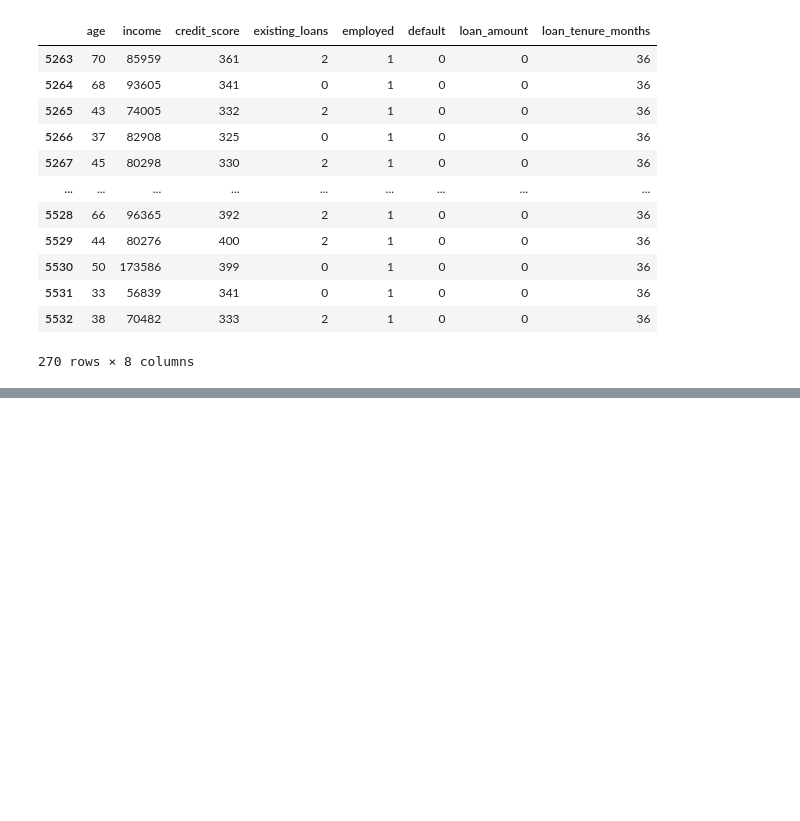
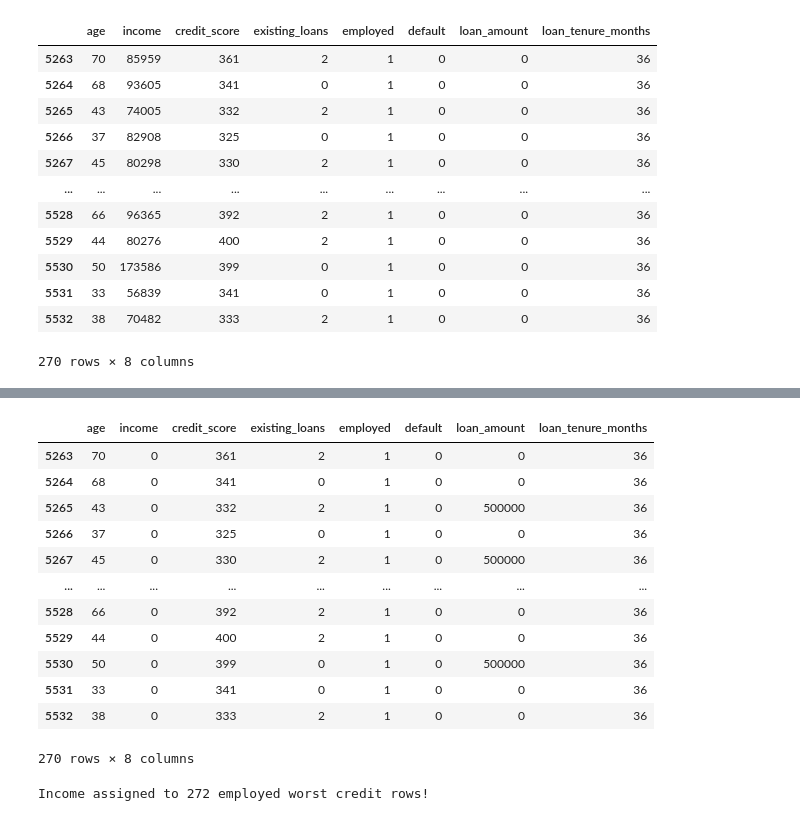
Before and after one commit to mdalishekh/DriftShield, a Jupyter notebook: data_clean4.ipynb, the cells around one changed output, grey strips where cells are left out. Saved outputs shown, nothing was run; the diff lists cells and outputs as text; code cells hidden in the pictures; blank space fills up the shorter version.

```diff
--- a/data_clean4.ipynb
+++ b/data_clean4.ipynb
@@ -501,0 +534,2 @@ df.loc[
+# %%
+new_unemp = (df['employed'] == 0) & (df['income'] == 0)
@@ -501,0 +563,2 @@ df.loc[
+# %%
+new_unemp_worst = (df['employed'] == 0) & (df['loan_amount'] == 0) & (df['credit_score'] <= 400)
@@ -501,0 +601,20 @@ df.loc[
+# %%
+df.loc[
+    (df["employed"]==1) &
+    (df["income"]==0) &
+    (df["credit_score"].between(300, 400))
+]
+# %% [output]
+|  | age | income | credit_score | existing_loans | employed | default | loan_amount | loan_tenure_months |
+| 5263 | 70 | 0 | 361 | 2 | 1 | 0 | 0 | 36 |
+| 5264 | 68 | 0 | 341 | 0 | 1 | 0 | 0 | 36 |
+| 5265 | 43 | 0 | 332 | 2 | 1 | 0 | 500000 | 36 |
+| 5266 | 37 | 0 | 325 | 0 | 1 | 0 | 0 | 36 |
+| 5267 | 45 | 0 | 330 | 2 | 1 | 0 | 500000 | 36 |
+| ... | ... | ... | ... | ... | ... | ... | ... | ... |
+| 5528 | 66 | 0 | 392 | 2 | 1 | 0 | 0 | 36 |
+| 5529 | 44 | 0 | 400 | 2 | 1 | 0 | 0 | 36 |
+| 5530 | 50 | 0 | 399 | 0 | 1 | 0 | 500000 | 36 |
+| 5531 | 33 | 0 | 341 | 0 | 1 | 0 | 0 | 36 |
+| 5532 | 38 | 0 | 333 | 2 | 1 | 0 | 0 | 36 |
+270 rows × 8 columns
@@ -501,0 +623,26 @@ df.loc[
+# %%
+
+df.loc[(new_emp_worst) & (df['age'].between(25, 28)), 'income'] = \
+    np.random.randint(20000, 35000, size=df[(new_emp_worst) & (df['age'].between(25, 28))].shape[0])
+
+df.loc[(new_emp_worst) & (df['age'].between(29, 30)), 'income'] = \
+    np.random.randint(33000, 40000, size=df[(new_emp_worst) & (df['age'].between(29, 30))].shape[0])
+
+df.loc[(new_emp_worst) & (df['age'].between(31, 35)), 'income'] = \
+    np.random.randint(45000, 63000, size=df[(new_emp_worst) & (df['age'].between(31, 35))].shape[0])
+
+df.loc[(new_emp_worst) & (df['age'].between(36, 45)), 'income'] = \
+    np.random.randint(65000, 85000, size=df[(new_emp_worst) & (df['age'].between(36, 45))].shape[0])
+
+df.loc[(new_emp_worst) & (df['age'].between(46, 55)), 'income'] = \
+    np.random.randint(100000, 180000, size=df[(new_emp_worst) & (df['age'].between(46, 55))].shape[0])
+
+df.loc[(new_emp_worst) & (df['age'].between(56, 59)), 'income'] = \
+    np.random.randint(100000, 140000, size=df[(new_emp_worst) & (df['age'].between(56, 59))].shape[0])
+
+df.loc[(new_emp_worst) & (df['age'] >= 60), 'income'] = \
+    np.random.randint(70000, 100000, size=df[(new_emp_worst) & (df['age'] >= 60)].shape[0])
+
+print(f"Income assigned to {new_emp_worst.sum()} employed worst credit rows!")
+# %% [output]
+Income assigned to 272 employed worst credit rows!
```
Also changed, not shown: parts of 37 cells of this notebook.
